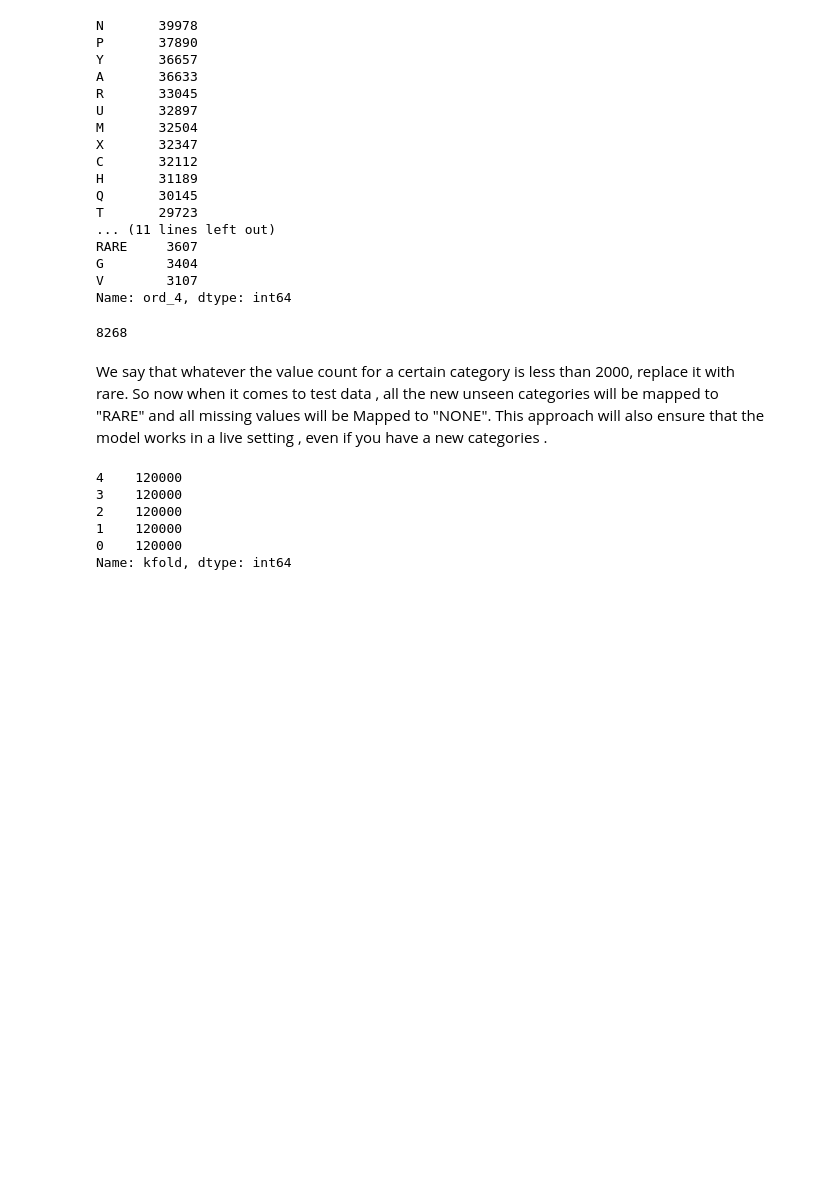
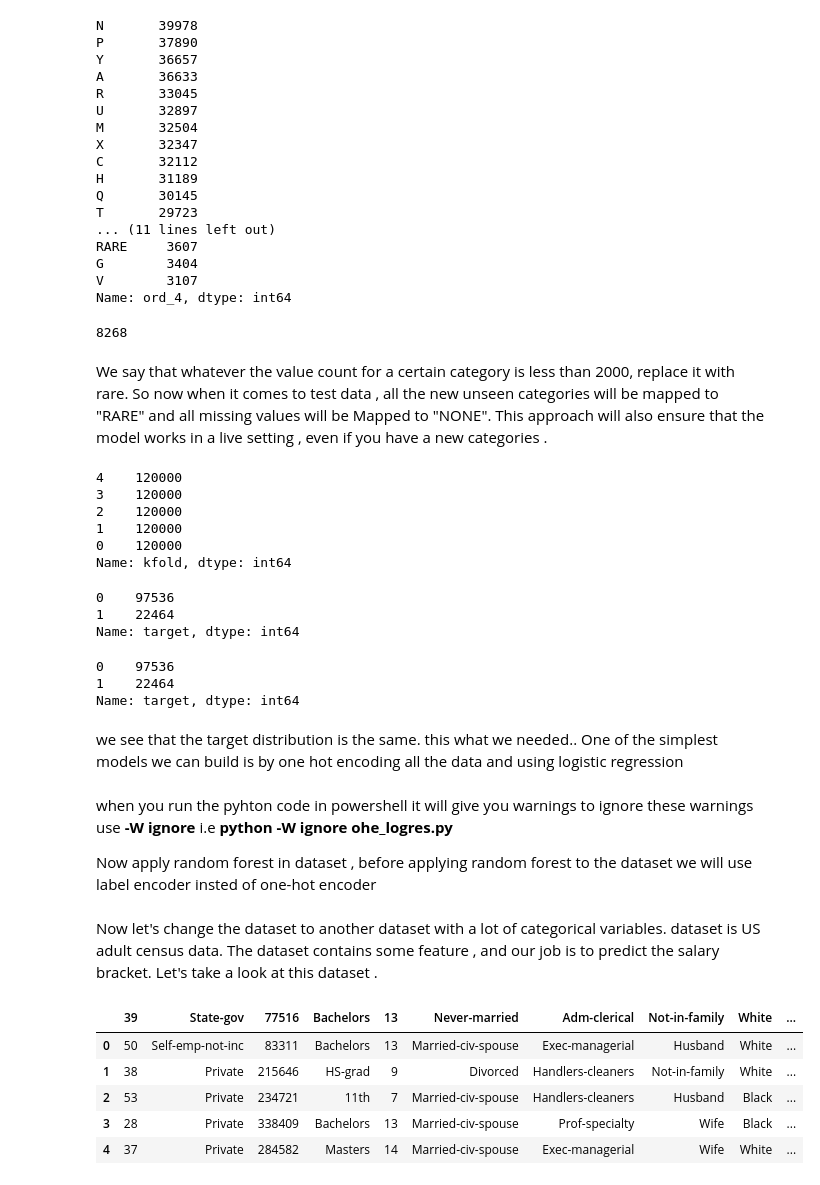
Before and after one commit to iwasbugged/approaching_categorical_variable, a Jupyter notebook: approaching_categorical_variable.ipynb, the cells around one changed output. Saved outputs shown, nothing was run; the diff lists cells and outputs as text; code cells hidden in the pictures; blank space fills up the shorter version.

```diff
--- a/approaching_categorical_variable.ipynb
+++ b/approaching_categorical_variable.ipynb
@@ -344,3 +344,40 @@ df.kfold.value_counts()
 1    120000
 0    120000
 Name: kfold, dtype: int64
+# %%
+# we can check the target distribution per fold
+df[df.kfold == 0].target.value_counts()
+# %% [output]
+0    97536
+1    22464
+Name: target, dtype: int64
+# %%
+df[df.kfold == 1].target.value_counts()
+# %% [output]
+0    97536
+1    22464
+Name: target, dtype: int64
+# %% [markdown]
+we see that the target distribution is the same. this what we needed..
+One of the simplest models we can build is by one hot encoding all the data and using logistic regression
+# %% [markdown]
+when you run the pyhton code in powershell it will give you warnings to ignore these warnings use **-W ignore** i.e
+**python -W ignore ohe_logres.py**
+
+Now apply random forest in dataset , before applying random forest to the dataset we will use label encoder insted of one-hot encoder
+# %% [markdown]
+Now let's change the dataset to another dataset with a lot of categorical variables. dataset is US adult census data. The dataset contains some feature , and our job is to predict the salary bracket. Let's take a look at this dataset .
+# %%
+cols = [
+    'age' , 'workclass' , 'fnlwgt',
+    'education' , 'education.num' , 'marital.status','occupation','relationship','race','sex','capital.gain','capital.loss' , 'hours.per.week' ,'native.country' , 'income'
+]
+df = pd.read_csv('dataset/adult.data')
+df.head()
+# %% [output]
+|  | 39 | State-gov | 77516 | Bachelors | 13 | Never-married | Adm-clerical | Not-in-family | White | ... |
+| 0 | 50 | Self-emp-not-inc | 83311 | Bachelors | 13 | Married-civ-spouse | Exec-managerial | Husband | White | ... |
+| 1 | 38 | Private | 215646 | HS-grad | 9 | Divorced | Handlers-cleaners | Not-in-family | White | ... |
+| 2 | 53 | Private | 234721 | 11th | 7 | Married-civ-spouse | Handlers-cleaners | Husband | Black | ... |
+| 3 | 28 | Private | 338409 | Bachelors | 13 | Married-civ-spouse | Prof-specialty | Wife | Black | ... |
+| 4 | 37 | Private | 284582 | Masters | 14 | Married-civ-spouse | Exec-managerial | Wife | White | ... |
```
Also changed, not shown: parts of 13 cells of this notebook, 7 other files.
